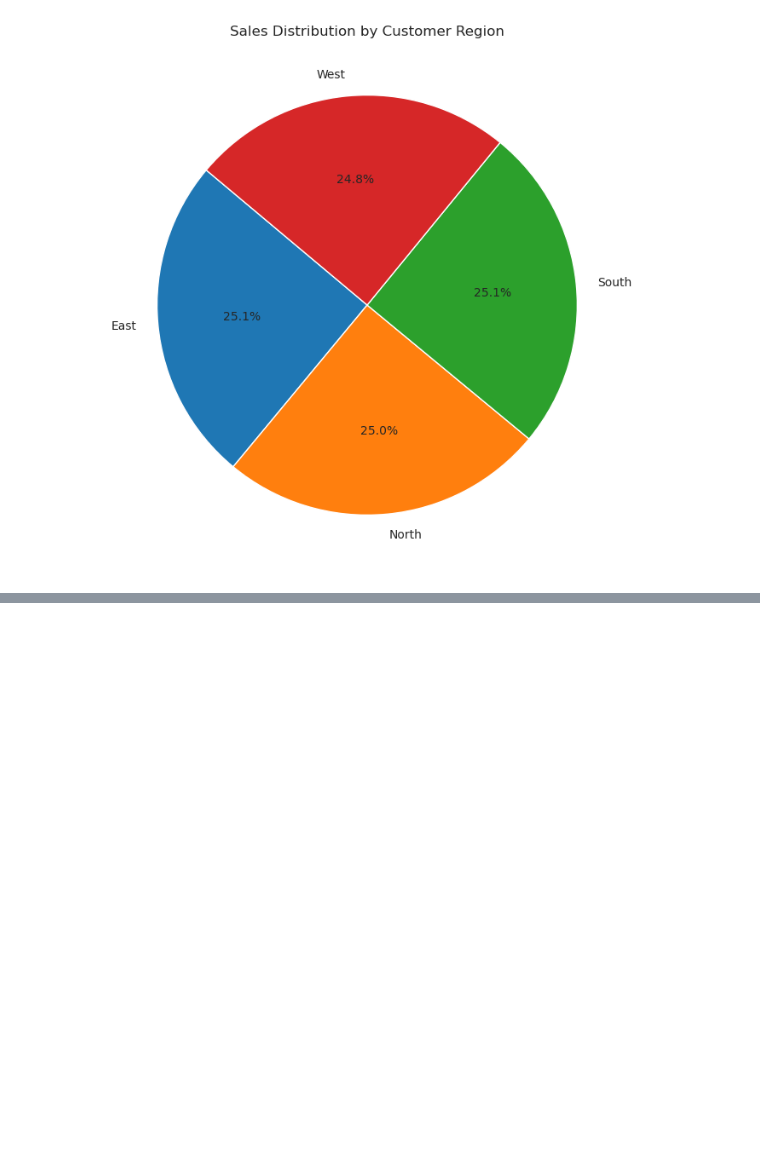
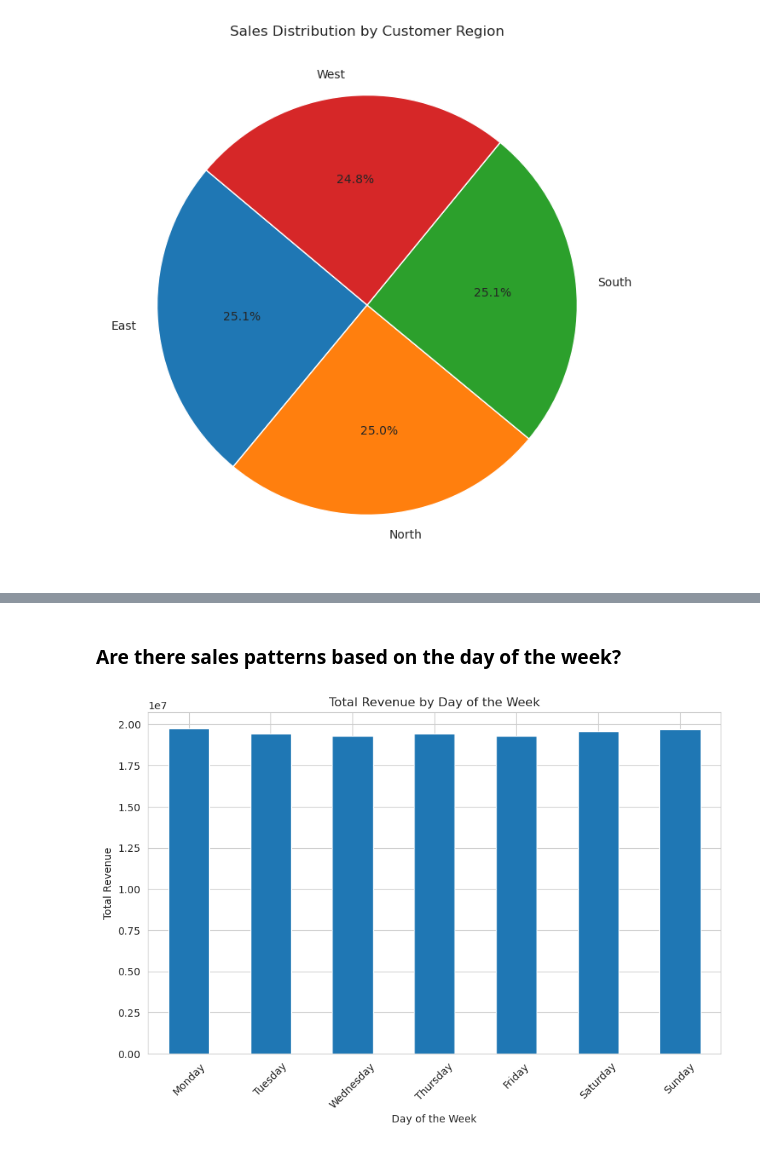
Before and after one commit to OscarBit/sales-analytics-system, a Jupyter notebook: sales_analysis.ipynb, the cells around one changed output, grey strips where cells are left out. Cells and saved outputs as stored; diff of their text form; code cells hidden in the pictures; blank space fills up the shorter version.

```diff
--- a/sales_analysis.ipynb
+++ b/sales_analysis.ipynb
@@ -166,0 +197,19 @@ plt.show()
+# %% [markdown]
+### Are there sales patterns based on the day of the week?
+# %%
+# Extract the day of the week name from the index
+df['DayOfWeek'] = df.index.day_name()
+
+# Define the correct order for the days of the week
+day_order = ["Monday", "Tuesday", "Wednesday", "Thursday", "Friday", "Saturday", "Sunday"]
+sales_by_day = df.groupby('DayOfWeek')['SaleAmount'].sum().reindex(day_order)
+
+# Create the plot
+plt.figure(figsize=(10, 6))
+sales_by_day.plot(kind='bar', title='Total Revenue by Day of the Week')
+plt.xlabel('Day of the Week')
+plt.ylabel('Total Revenue')
+plt.xticks(rotation=45)
+plt.show()
+# %% [output]
+[figure, added]
```
Also changed, not shown: parts of 5 cells of this notebook.
